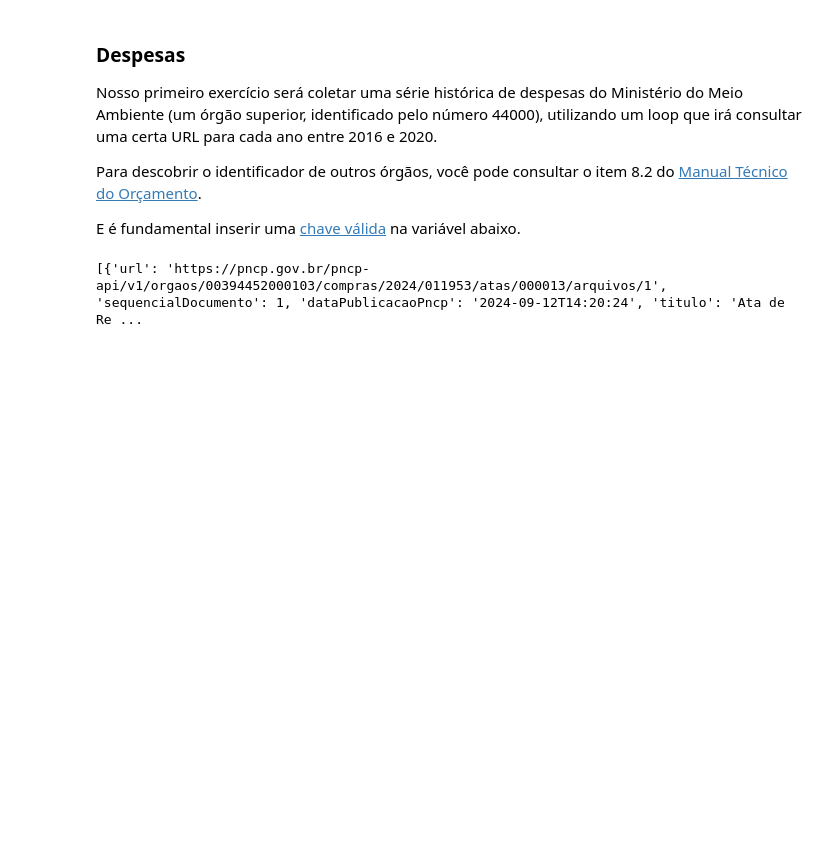
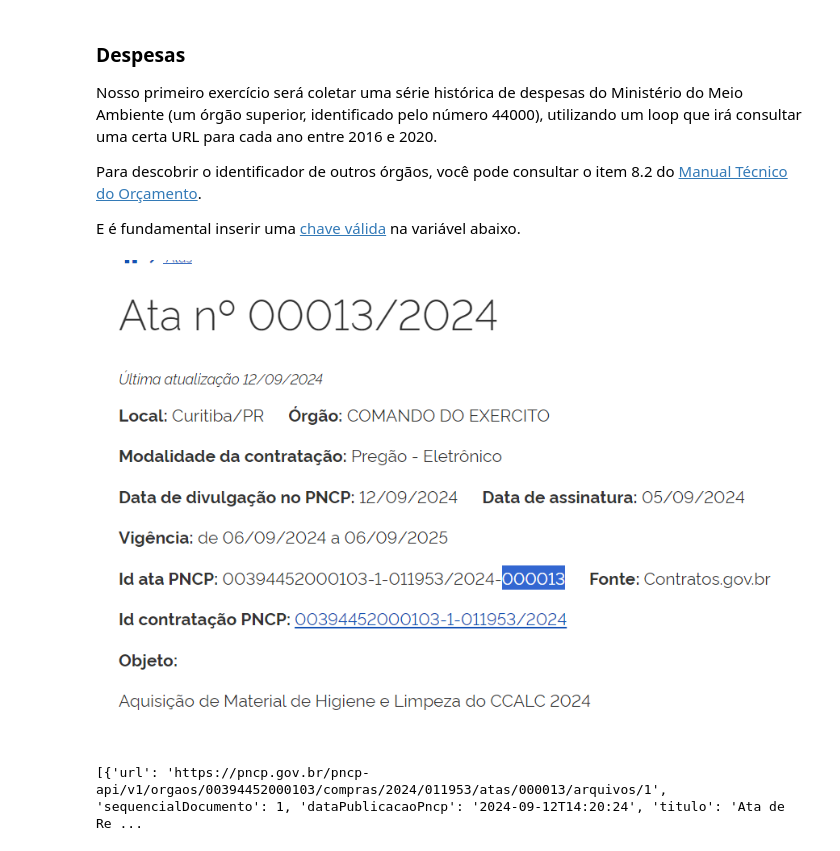
Before and after one commit to ricardofelippe/Mapa, a Jupyter notebook: AtaTodosDocumentos.ipynb, the cells around one changed output. Drawn from its saved outputs; the diff is of its cells as text; code cells hidden in the pictures; blank space fills up the shorter version.

Commit message:
Imagem Ata e Parâmetros

```diff
--- a/AtaTodosDocumentos.ipynb
+++ b/AtaTodosDocumentos.ipynb
@@ -107,6 +108,10 @@ minha_chave = '3fd8bbb6a046fd05f768fb0b7fbefbb3'
 
 # para conseguir acessar a API, precisamos incluir no cabeçalho da requisição a nossa chave, que definimos anteriormente. Não é necessário alterar essa variável.
 chave = {'chave-api-dados':minha_chave}
+# %%
+Image("ExemploAta.png")
+# %% [output]
+[figure, added]
 # %%
 serie_orgao = []
 
```
Also changed, not shown: parts of 1 cell of this notebook, 2 other files.
